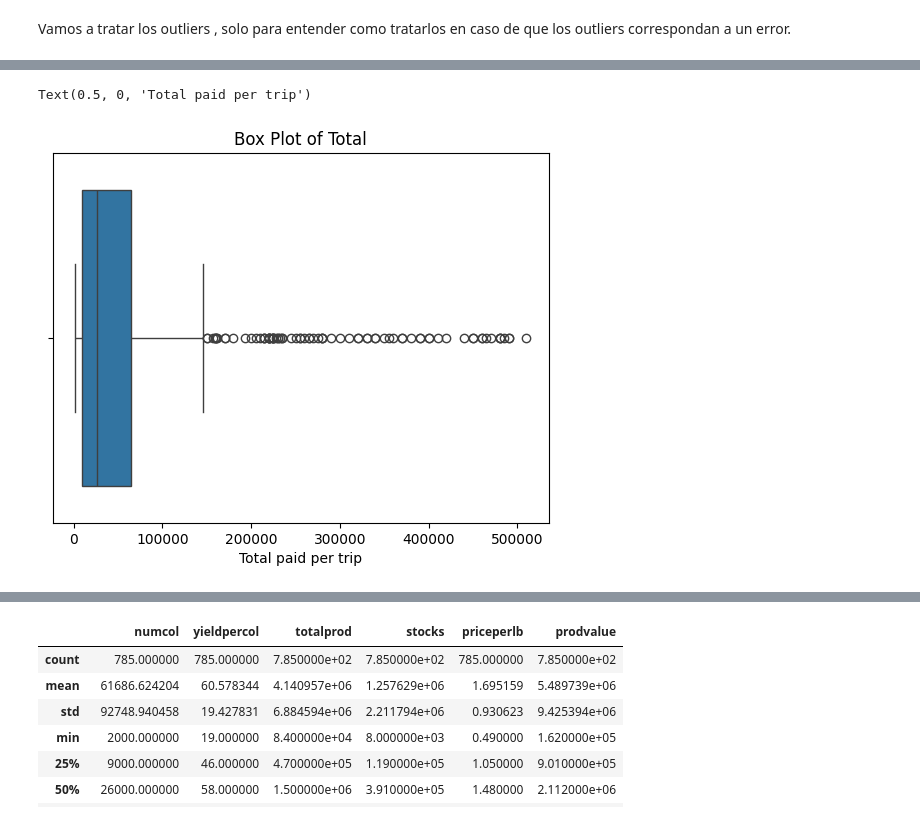
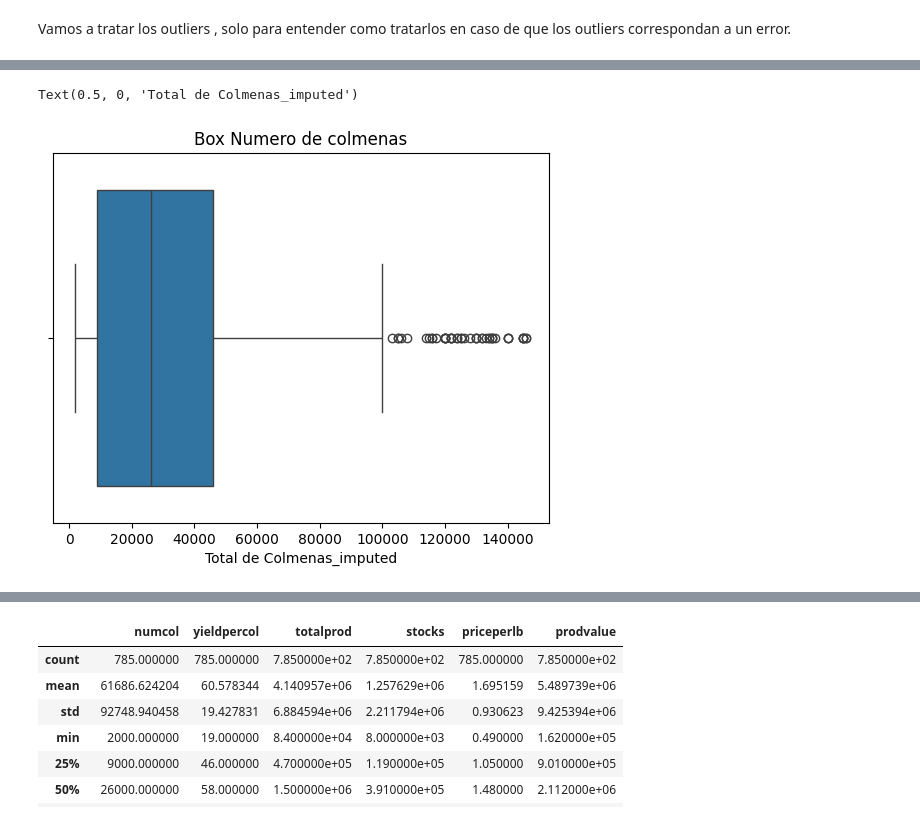
Before and after one commit to Marcecr/Entrega_11, a Jupyter notebook: Honey_Production_11+_Castañeda_Riascos.ipynb, the cells around one changed output, grey strips where cells are left out. Saved outputs shown, nothing was run; the diff lists cells and outputs as text; code cells hidden in the pictures.

```diff
--- a/Honey_Production_11+_Castañeda_Riascos.ipynb
+++ b/Honey_Production_11+_Castañeda_Riascos.ipynb
@@ -417,10 +407,10 @@ df_winsorized['numcol'] = winsorize(df_winsorized['numcol'],\
 # %%
 # Create a box plot
-g = sns.boxplot(data = df, x = 'numcol')
+g = sns.boxplot(data = df_imputed, x = 'numcol')
 
 # Add a title and change xlabel
-g.set_title('Box Plot de colmenas')
-g.set_xlabel('Total de Colmenas')
+g.set_title('Box Numero de colmenas')
+g.set_xlabel('Total de Colmenas_imputed')
 # %% [output]
-Text(0.5, 0, 'Total paid per trip')
+Text(0.5, 0, 'Total de Colmenas_imputed')
-[figure, old version]
+[figure, new version]
```
Also changed, not shown: parts of 21 cells of this notebook.
